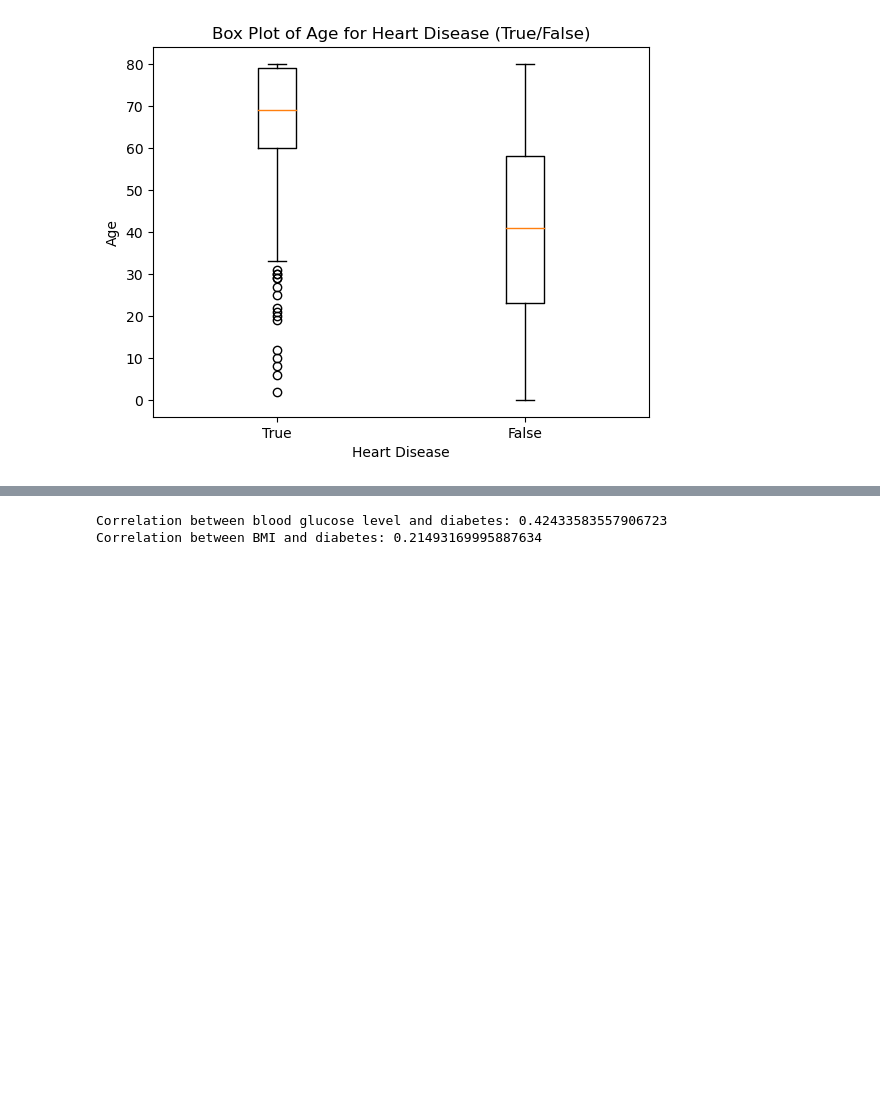
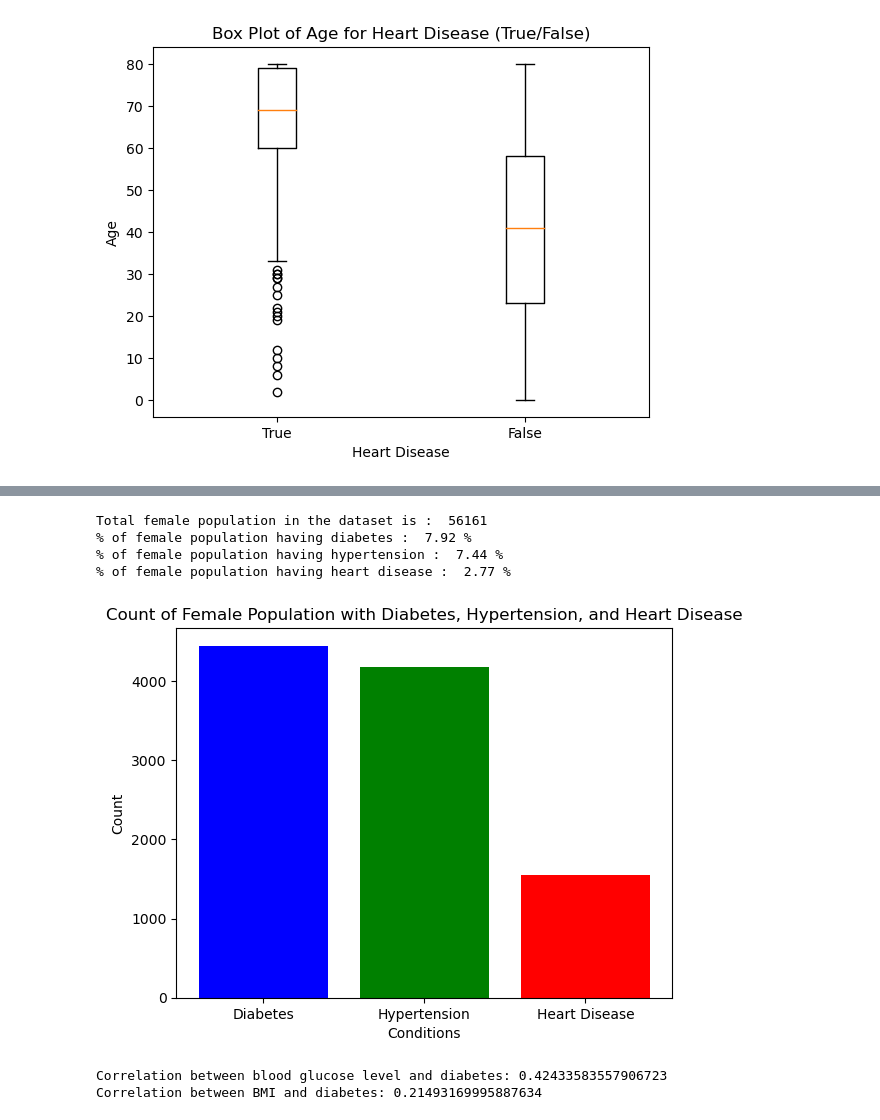
Before and after one commit to ktennant5378/Group-Project-1, a Jupyter notebook: PPP_main.ipynb, the cells around one changed output, grey strips where cells are left out. Drawn from its saved outputs; the diff is of its cells as text; code cells hidden in the pictures; blank space fills up the shorter version.

```diff
--- a/PPP_main.ipynb
+++ b/PPP_main.ipynb
@@ -105,3 +149,42 @@ plt.show()
+# %%
+# Finding out number of female population who have either diabetes, hypertension and heart disease
+
+# Filter the DataFrame to include only female population
+female_data = healthcare_dataset_df[healthcare_dataset_df['GENDER'] == 'Female']
+
+# Count total number of female population in the dataset
+count_of_females = len(female_data)
+
+# Count occurrences of diabetes, hypertension, and heart disease for males
+female_conditions_count = female_data[['DIABETES', 'HYPERTENSION', 'HEART_DISEASE']].sum()
+# %%
+# Calculate percentage of each disease with respect to total females
+percentage_diabetes_female = (female_conditions_count['DIABETES'] / count_of_females) * 100
+percentage_hypertension_female = (female_conditions_count['HYPERTENSION'] / count_of_females) * 100
+percentage_heart_disease_female = (female_conditions_count['HEART_DISEASE'] / count_of_females) * 100
+
+# Plotting the counts
+labels = ['Diabetes', 'Hypertension', 'Heart Disease']
+counts = female_conditions_count.values
+
+plt.bar(labels, counts, color=['blue', 'green', 'red'])
+plt.xlabel('Conditions')
+plt.ylabel('Count')
+plt.title('Count of Female Population with Diabetes, Hypertension, and Heart Disease')
+
+# Print total number of males and percentages
+print(f"Total female population in the dataset is :  {count_of_females}")
+print(f"% of female population having diabetes :  {percentage_diabetes_female:.2f}"  + " %")
+print(f"% of female population having hypertension :  {percentage_hypertension_female:.2f}"  + " %")
+print(f"% of female population having heart disease :  {percentage_heart_disease_female:.2f}"  + " %")
+
+plt.show()
+# %% [output]
+Total female population in the dataset is :  56161
+% of female population having diabetes :  7.92 %
+% of female population having hypertension :  7.44 %
+% of female population having heart disease :  2.77 %
+[figure, added]
 # %%
 # Extract relevant columns
 bmi = healthcare_dataset_df['BMI']
```
Also changed, not shown: parts of 31 cells of this notebook.
